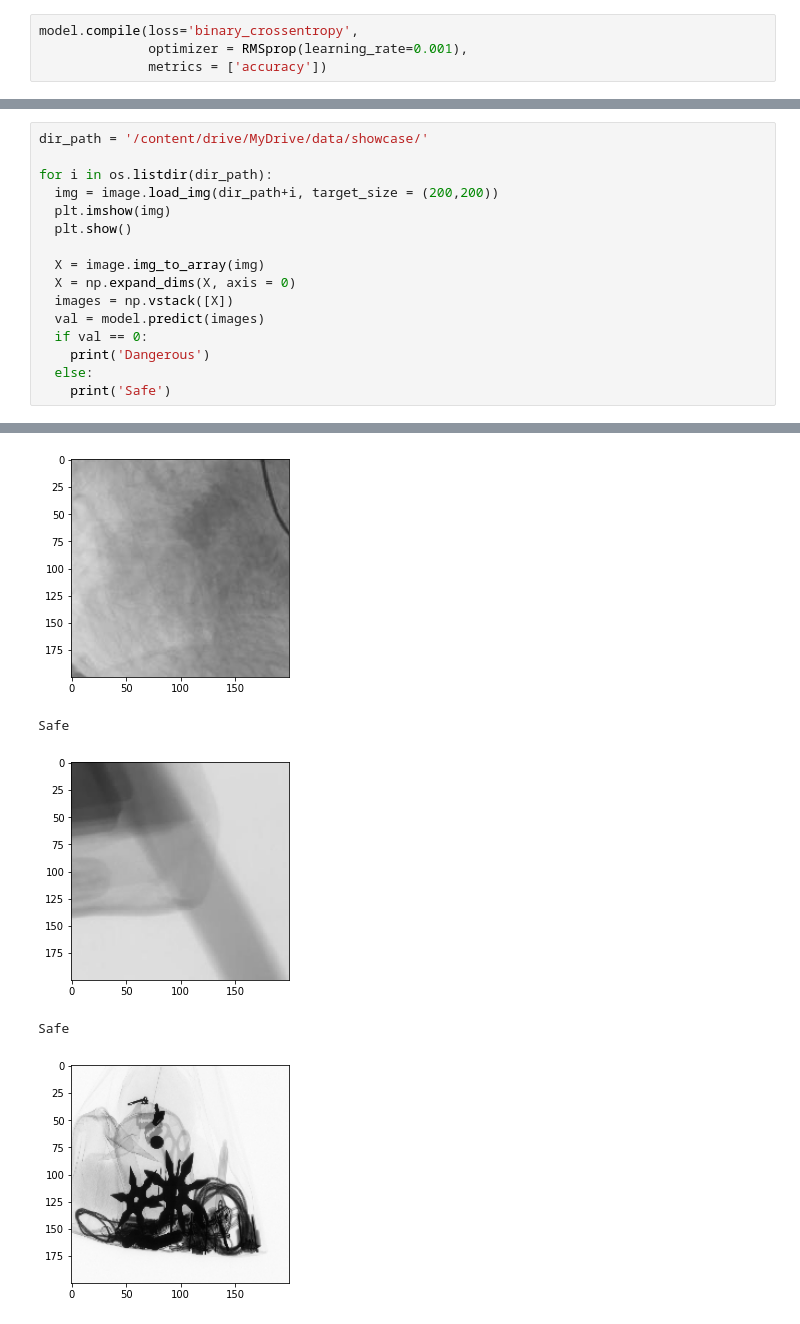
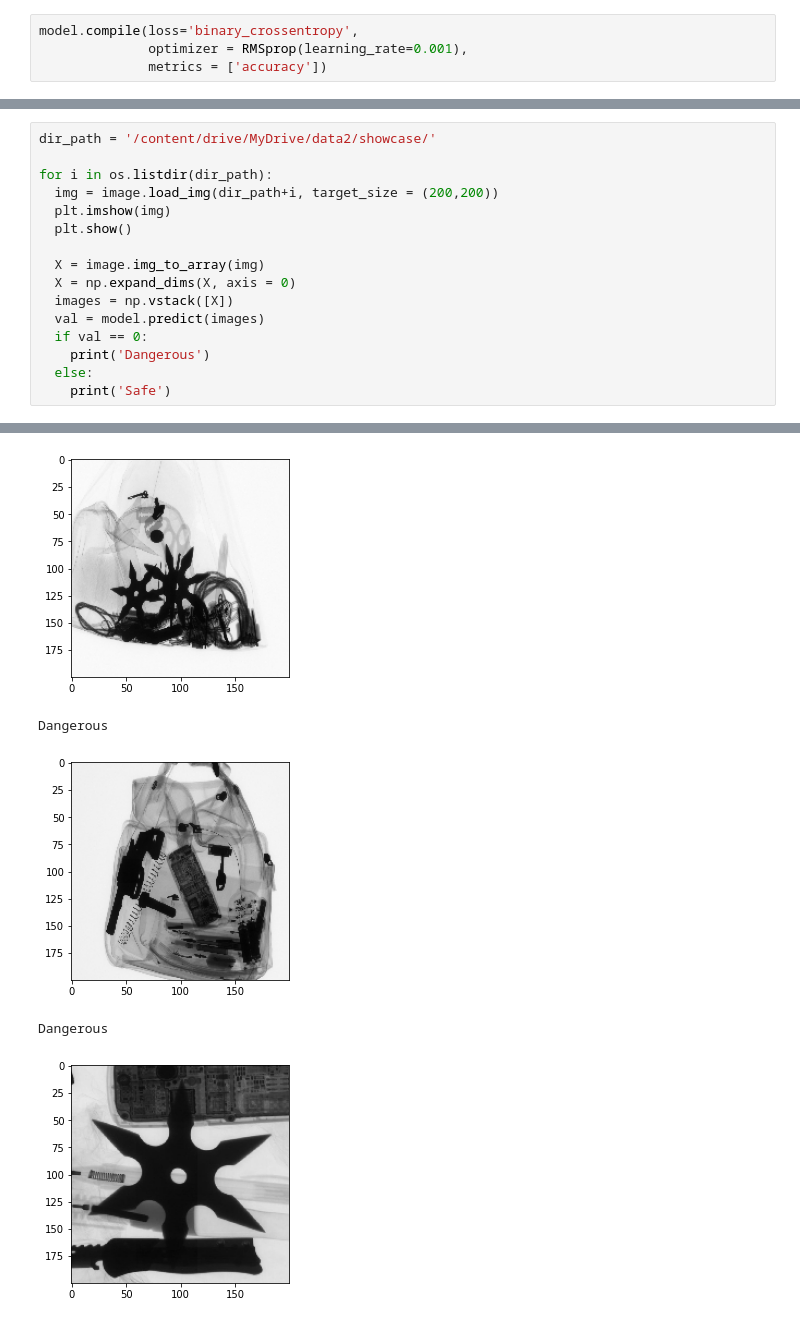
Before and after one commit to jacekweg/baggage-scanner-ai, a Jupyter notebook: weapon_detection.ipynb, the cells around one changed output, grey strips where cells are left out. Saved outputs shown, nothing was run; the diff lists cells and outputs as text.

```diff
--- a/weapon_detection.ipynb
+++ b/weapon_detection.ipynb
@@ -86,5 +86,5 @@ Epoch 100/100
 # %%
-dir_path = '/content/drive/MyDrive/data/showcase/'
+dir_path = '/content/drive/MyDrive/data2/showcase/'
 
 for i in os.listdir(dir_path):
   img = image.load_img(dir_path+i, target_size = (200,200))
@@ -109,7 +109,7 @@ Dangerous
-[figure, old version]
+[figure, new version]
-Safe
+Dangerous
-[figure, old version]
+[figure, new version]
-Safe
+Dangerous
-[figure, old version]
+[figure, new version]
 Dangerous
 ... (8 outputs left out)
```
Also changed, not shown: parts of 3 cells of this notebook.
